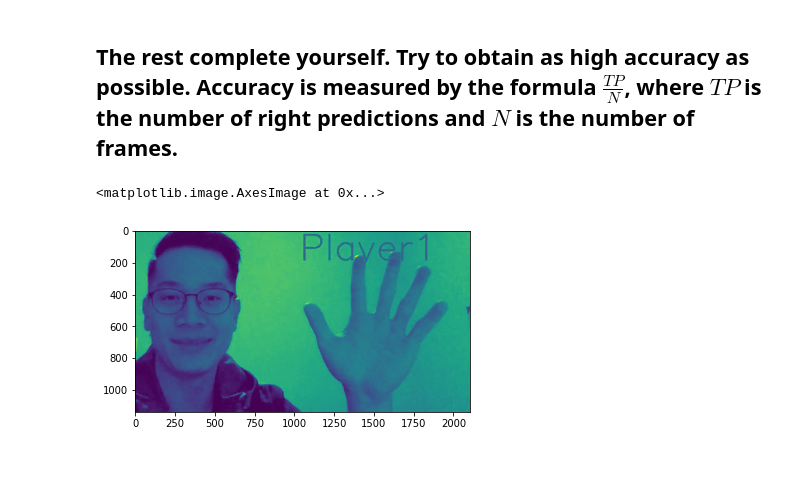
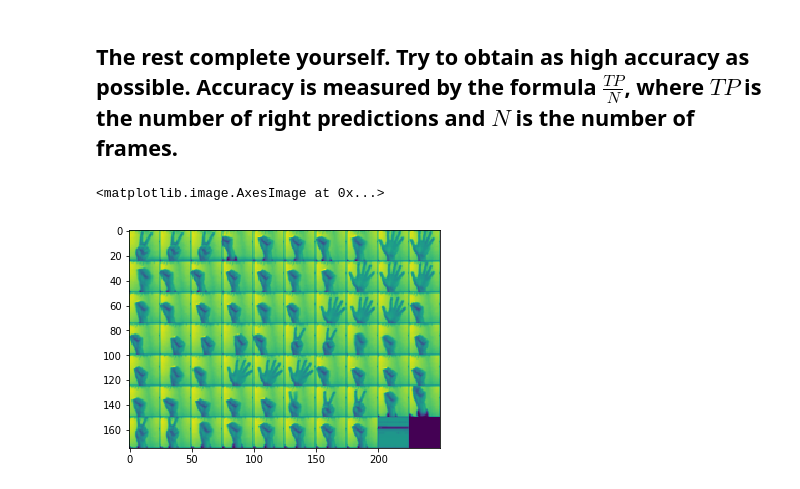
Before and after one commit to lev1khachatryan/ASDS_CV, a Jupyter notebook: Homeworks/Homework_1/Homework_1_conv_responses.ipynb, the cells around one changed output. Cells and saved outputs as stored; diff of their text form; code cells hidden in the pictures.

```diff
--- a/Homeworks/Homework_1/Homework_1_conv_responses.ipynb
+++ b/Homeworks/Homework_1/Homework_1_conv_responses.ipynb
@@ -152,8 +149,28 @@ for frame in tqdm(frames):
     frames_gr.append(rgb2gray(frame[:,:,::-1]))
 # %% [markdown]
 ## The rest complete yourself. Try to obtain as high accuracy as possible. Accuracy is measured by the formula $\frac{TP}{N}$, where $TP$ is the number of right predictions and $N$ is the number of frames.
+# %%
+# Minimizing images and resize them into 25 x 25 shape
+frames_gr_minimized = []
+for frame in tqdm(frames_gr):
+    frames_gr_minimized.append(resize(frame[100:, 1000:], (25, 25), anti_aliasing=True))
+# %%
+# Make one big image from actual frames
+frames_gr_minimized_stacked = []
+batch_size = 10
+num_frames = len(frames_gr_minimized)
+num_frames_have_to_add = 1
+
+for i in range(0, num_frames, batch_size):
+    frames_gr_minimized_stacked.append(np.hstack(frames_gr_minimized[i:i+batch_size]))
+
+# Adding empty images just for have big image
+for i in range(num_frames_have_to_add):
+    frames_gr_minimized_stacked[-1] = np.hstack((frames_gr_minimized_stacked[-1], np.zeros((25, 25))))
+
+frames_gr_minimized_stacked = np.vstack(frames_gr_minimized_stacked[:])
 # %%
-plt.imshow(frames_gr[18])
+plt.imshow(frames_gr_minimized_stacked)
 # %% [output]
 <matplotlib.image.AxesImage at 0x...>
-[figure, old version]
+[figure, new version]
```
Also changed, not shown: parts of 36 cells of this notebook, 1 other file.
